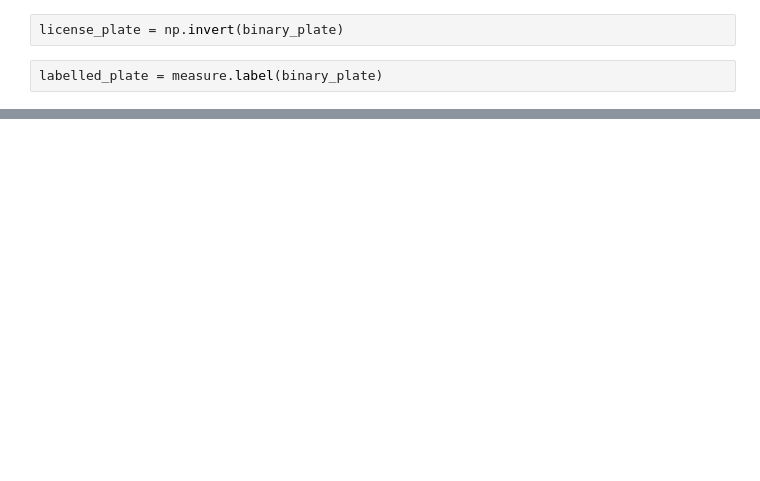
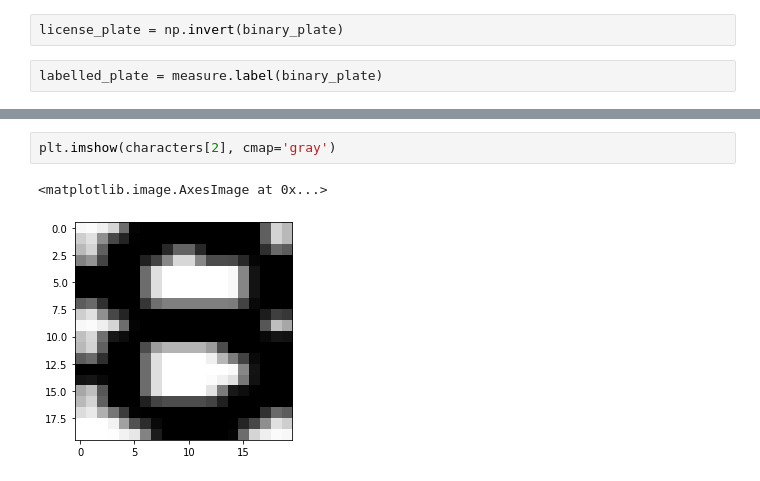
Before and after one commit to MedAmine-SUDO/Tunisian-License-Plate-Recognition, a Jupyter notebook: PlateSegmentation.ipynb, the cells around one changed output, grey strips where cells are left out. Drawn from its saved outputs; the diff is of its cells as text; blank space fills up the shorter version.

```diff
--- a/PlateSegmentation.ipynb
+++ b/PlateSegmentation.ipynb
@@ -292,0 +304,5 @@ done
+# %%
+plt.imshow(characters[2], cmap='gray')
+# %% [output]
+<matplotlib.image.AxesImage at 0x...>
+[figure, added]
```
Also changed, not shown: parts of 11 cells of this notebook.
